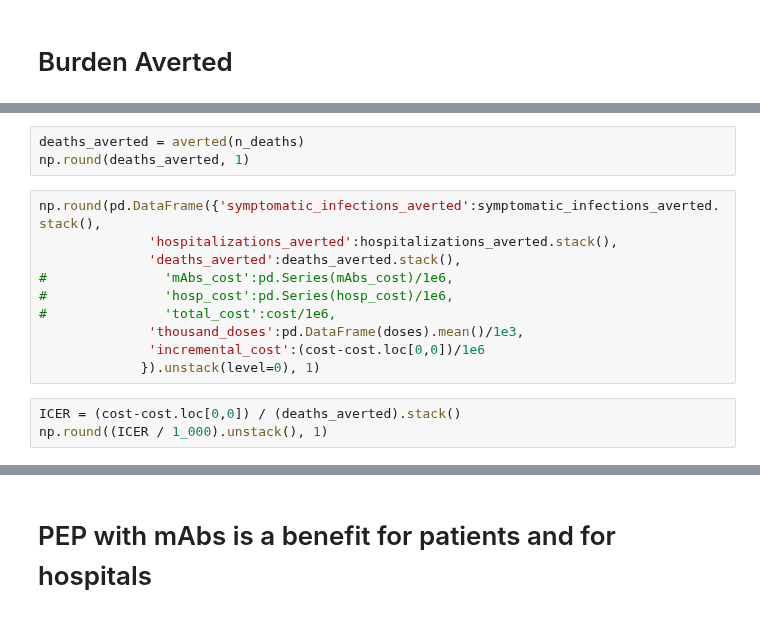
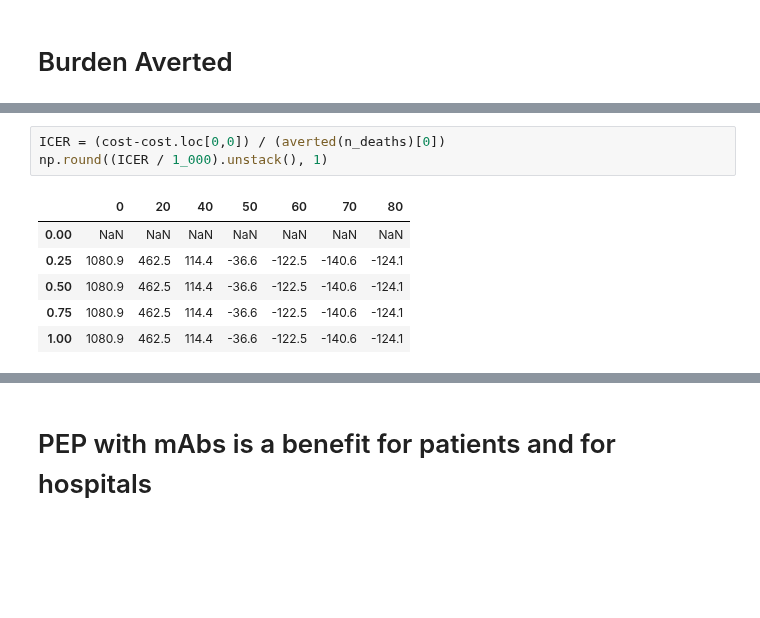
Before and after one commit to aflaxman/covid_mabs, a Jupyter notebook: mAbs_rodal.ipynb, the cells around one changed output, grey strips where cells are left out. Cells and saved outputs as stored; diff of their text form; blank space fills up the shorter version.

```diff
--- a/mAbs_rodal.ipynb
+++ b/mAbs_rodal.ipynb
@@ -838,19 +680,13 @@ np.round(hospitalizations_averted, 1)
 # %%
-deaths_averted = averted(n_deaths)
-np.round(deaths_averted, 1)
+ICER = (cost-cost.loc[0,0]) / (averted(n_deaths)[0])
+np.round((ICER / 1_000).unstack(), 1)
+# %% [output]
+|  | 0 | 20 | 40 | 50 | 60 | 70 | 80 |
+| 0.00 | NaN | NaN | NaN | NaN | NaN | NaN | NaN |
+| 0.25 | 1080.9 | 462.5 | 114.4 | -36.6 | -122.5 | -140.6 | -124.1 |
+| 0.50 | 1080.9 | 462.5 | 114.4 | -36.6 | -122.5 | -140.6 | -124.1 |
+| 0.75 | 1080.9 | 462.5 | 114.4 | -36.6 | -122.5 | -140.6 | -124.1 |
+| 1.00 | 1080.9 | 462.5 | 114.4 | -36.6 | -122.5 | -140.6 | -124.1 |
-# %%
-np.round(pd.DataFrame({'symptomatic_infections_averted':symptomatic_infections_averted.stack(),
-              'hospitalizations_averted':hospitalizations_averted.stack(),
-              'deaths_averted':deaths_averted.stack(),
-#               'mAbs_cost':pd.Series(mAbs_cost)/1e6,
-#               'hosp_cost':pd.Series(hosp_cost)/1e6,
-#               'total_cost':cost/1e6,
-              'thousand_doses':pd.DataFrame(doses).mean()/1e3,
-              'incremental_cost':(cost-cost.loc[0,0])/1e6
-             }).unstack(level=0), 1)
-# %%
-ICER = (cost-cost.loc[0,0]) / (deaths_averted).stack()
-np.round((ICER / 1_000).unstack(), 1)
 # %%
 (ICER / 1_000).unstack().T.iloc[:,-1].plot(marker='o')
 plt.ylabel('ICER (Thousand USD per death averted)')
```
Also changed, not shown: parts of 79 cells of this notebook.
